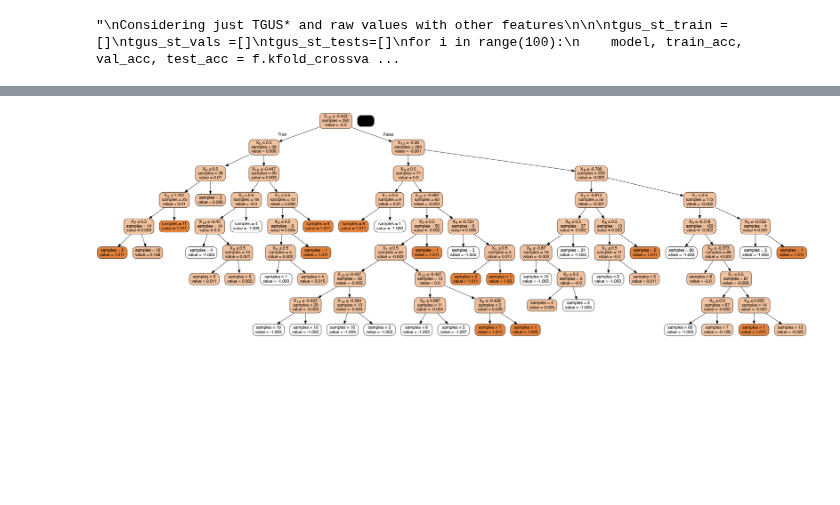
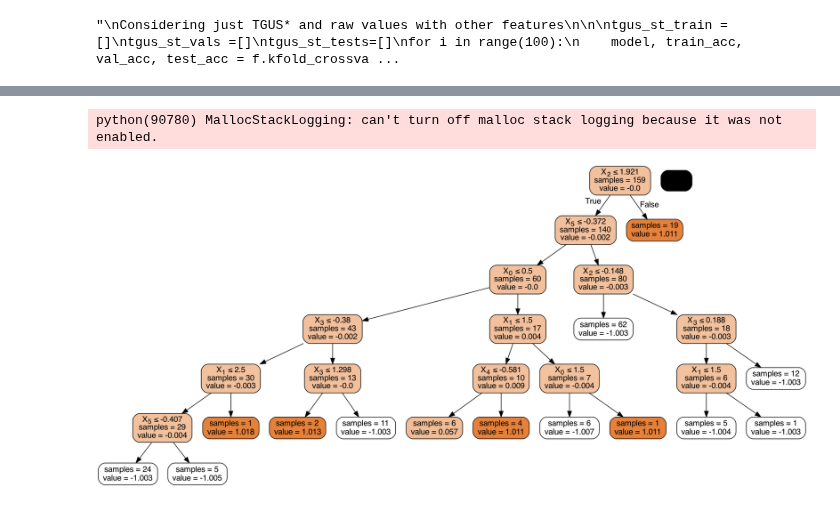
Before and after one commit to izguenther6/orie4741-final, a Jupyter notebook: scripts/trees.ipynb, the cells around one changed output, grey strips where cells are left out. Drawn from its saved outputs; the diff is of its cells as text; code cells hidden in the pictures; blank space fills up the shorter version.

Commit message:
updated TGUS equation
- tgus now including more parameters

```diff
--- a/scripts/trees.ipynb
+++ b/scripts/trees.ipynb
@@ -50,17 +50,19 @@ IMPORTANT CONCEPT:
 
 - graph shows best accuracy
 
+- depths w/ new TGUS equation: all - 6, gus - 8, tgus - 8, raw - 4
+
 '''
 
 #set train and test data
-df_all=df_all.sample(frac=1)
+df_raw=df_raw.sample(frac=1)
 train_proportion = 0.8
-n = len(df_all)
+n = len(df_raw)
 t = int(train_proportion * n)
 
 # separate training and test sets
-y = df_all['detected']
-X = df_all.loc[:, ~df_all.columns.isin(['detected'])]
+y = df_raw['detected']
+X = df_raw.loc[:, ~df_raw.columns.isin(['detected'])]
 
 #features in training set
 train_x = X.iloc[:t,:].reset_index().iloc[:,1:]
@@ -93,23 +96,31 @@ KeyboardInterrupt:
 # %%
-# define tree
-clf = GradientBoostingClassifier(n_estimators = 100, max_depth = 8, random_state=42)
+# define tree IF all the same
+all_depth = 6
+gus_depth = 8
+tgus_depth = 8
+raw_depth = 4
+rs = 8
+#clf = GradientBoostingClassifier(n_estimators = 100, max_depth = 3)
 
 # final df for display
 dfr = pd.DataFrame(index=['All', 'GUS Focus', 'TGUS Focus', 'Raw Focus'], columns=['Avg. Train %', 'Avg. Validation %', 'Avg. Test %',
                                                                                    'Best Sc. Train %', 'Best Sc. Validation %', 'Best Sc. Test %'])
 # %%
 '''
-Considering GUS, TGUS,  TGUS*, and raw values with other features
+Considering GUS, TGUS, TGUS*, and raw values with other features
 
 '''
+clf = GradientBoostingClassifier(n_estimators = 100, max_depth = all_depth, random_state= rs)
 all_train =[]
 all_vals =[]
 all_tests=[]
-for i in range(100):
+fi_all = np.zeros((len(df_all.columns) - 1))
+for i in range(50):
     model, train_acc, val_acc, test_acc = f.kfold_crossval(df_all, clf, 'bagging')
     all_train = np.append(train_acc, all_train)
     all_vals = np.append(val_acc, all_vals)
     all_tests = np.append(test_acc, all_tests)
+    fi_all += model.feature_importances_
 
     # keep best model
     if test_acc >= np.max(all_tests):
@@ -119,7 +130,7 @@ for i in range(100):
         all_test_best = test_acc
 
 # keep feature importances
-feature_importances_all = all_model.feature_importances_
+fi_all /= 50
 
 # get average accuracies
 all_train_avg = round(np.mean(all_train),1)
@@ -413,21 +431,22 @@ for i in cols:
         comp_test.loc[i,j] = [round(p_test,100)]
 # %%
 # Get the tree number 42
-sub_tree_42 = raw_model.estimators_[42, 0]
+sub_tree_42 = all_model.estimators_[42, 0]
 
 # Visualization
 # Install graphviz: https://www.graphviz.org/download/
 from pydotplus import graph_from_dot_data
 from IPython.display import Image
 from sklearn.tree import export_graphviz
 dot_data = export_graphviz(
     sub_tree_42,
     out_file=None, filled=True, rounded=True,
     special_characters=True,
     proportion=False, impurity=False, # enable them if you want
 )
 graph = graph_from_dot_data(dot_data)
 png = graph.create_png()
 Image(png)
 # %% [output]
+python(90780) MallocStackLogging: can't turn off malloc stack logging because it was not enabled.
-[figure, old version]
+[figure, new version]
```
Also changed, not shown: parts of 7 cells of this notebook, 7 other files.
